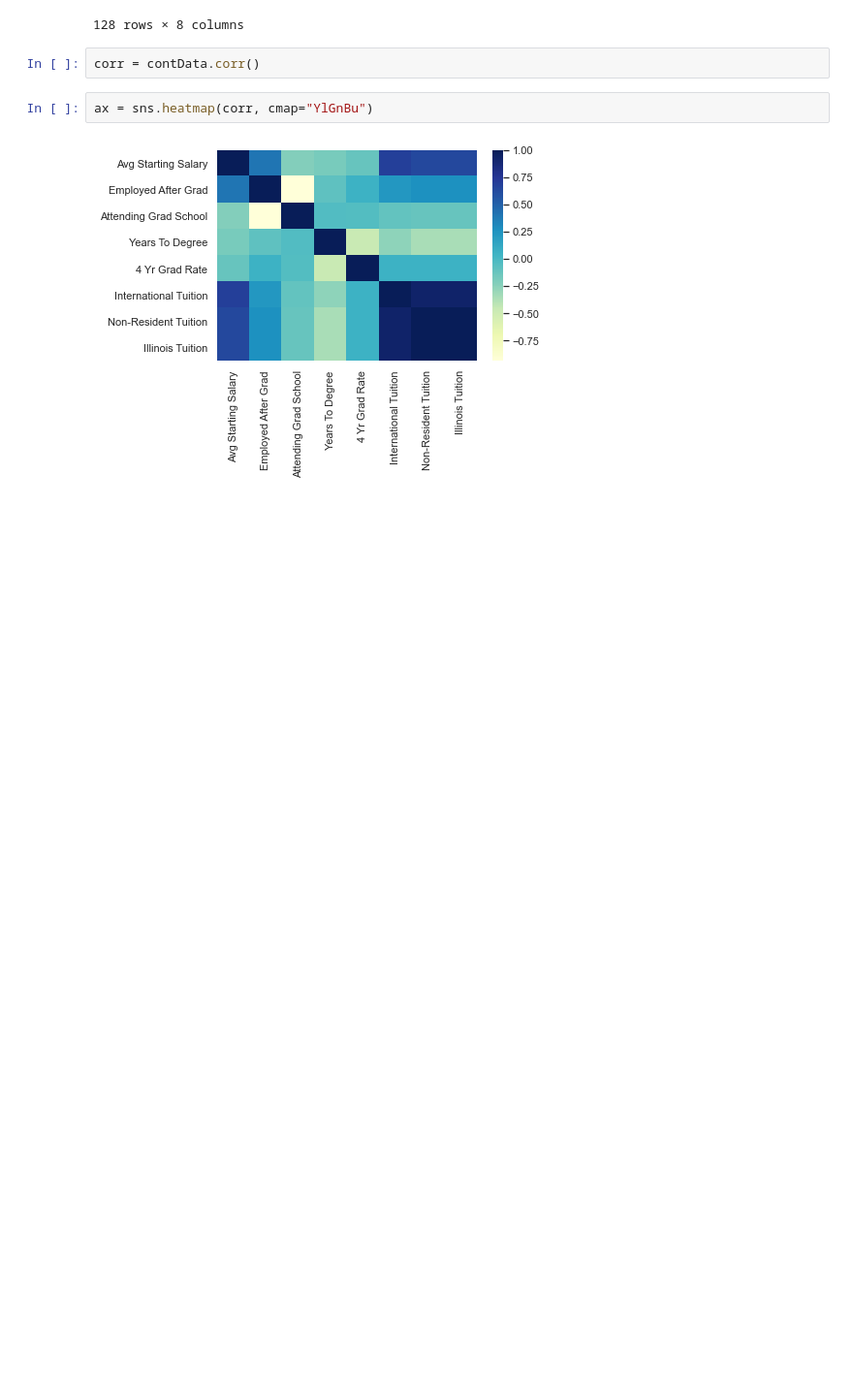
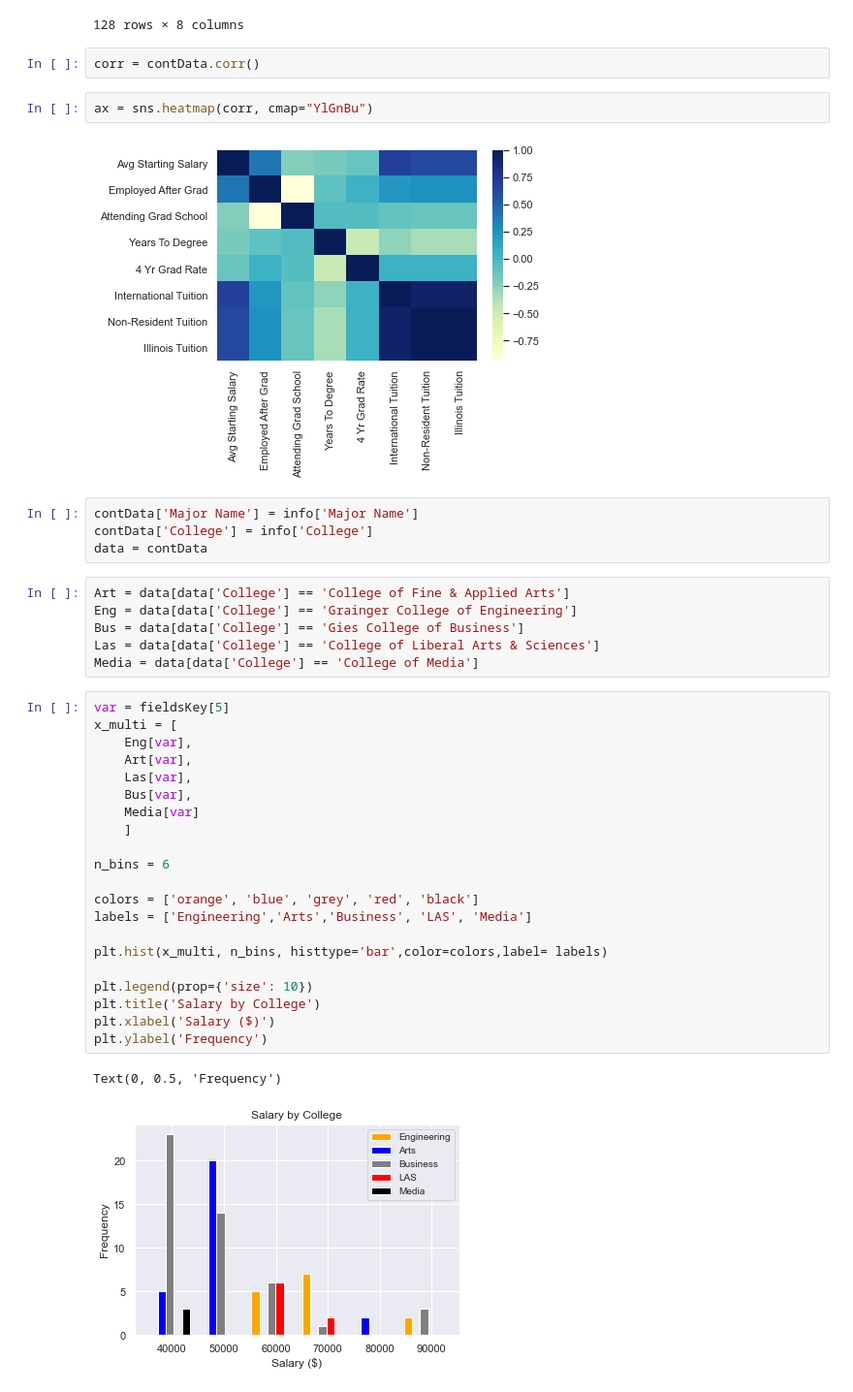
Before and after one commit to YashSukhwani/UIUC-Majors-Analysis, a Jupyter notebook: Job Info.ipynb, the cells around one changed output. Shown: that part at 97% size. Cells and saved outputs as stored; diff of their text form; blank space fills up the shorter version.

Commit message:
Plotted Data by College in histograms

```diff
--- a/Job Info.ipynb
+++ b/Job Info.ipynb
@@ -196,3 +213,37 @@ corr = contData.corr()
 ax = sns.heatmap(corr, cmap="YlGnBu")
 # %% [output]
 [figure]
+# %%
+contData['Major Name'] = info['Major Name']
+contData['College'] = info['College']
+data = contData
+# %%
+Art = data[data['College'] == 'College of Fine & Applied Arts']
+Eng = data[data['College'] == 'Grainger College of Engineering']
+Bus = data[data['College'] == 'Gies College of Business']
+Las = data[data['College'] == 'College of Liberal Arts & Sciences']
+Media = data[data['College'] == 'College of Media']
+# %%
+var = fieldsKey[5]
+x_multi = [
+    Eng[var],
+    Art[var],
+    Las[var],
+    Bus[var],
+    Media[var]
+    ]
+
+n_bins = 6
+
+colors = ['orange', 'blue', 'grey', 'red', 'black']
+labels = ['Engineering','Arts','Business', 'LAS', 'Media']
+
+plt.hist(x_multi, n_bins, histtype='bar',color=colors,label= labels)
+
+plt.legend(prop={'size': 10})
+plt.title('Salary by College')
+plt.xlabel('Salary ($)')
+plt.ylabel('Frequency')
+# %% [output]
+Text(0, 0.5, 'Frequency')
+[figure, added]
```
Also changed, not shown: parts of 5 cells of this notebook.
